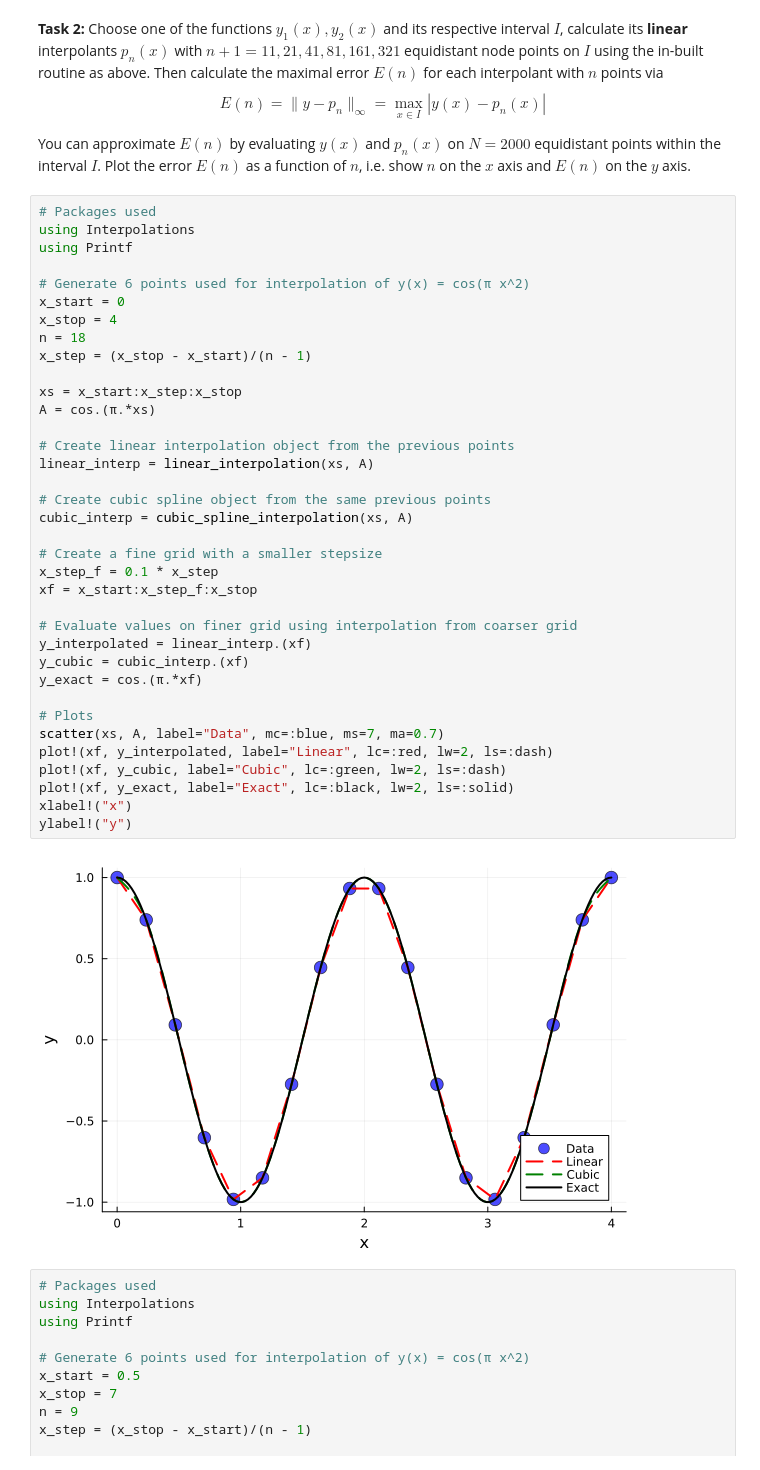
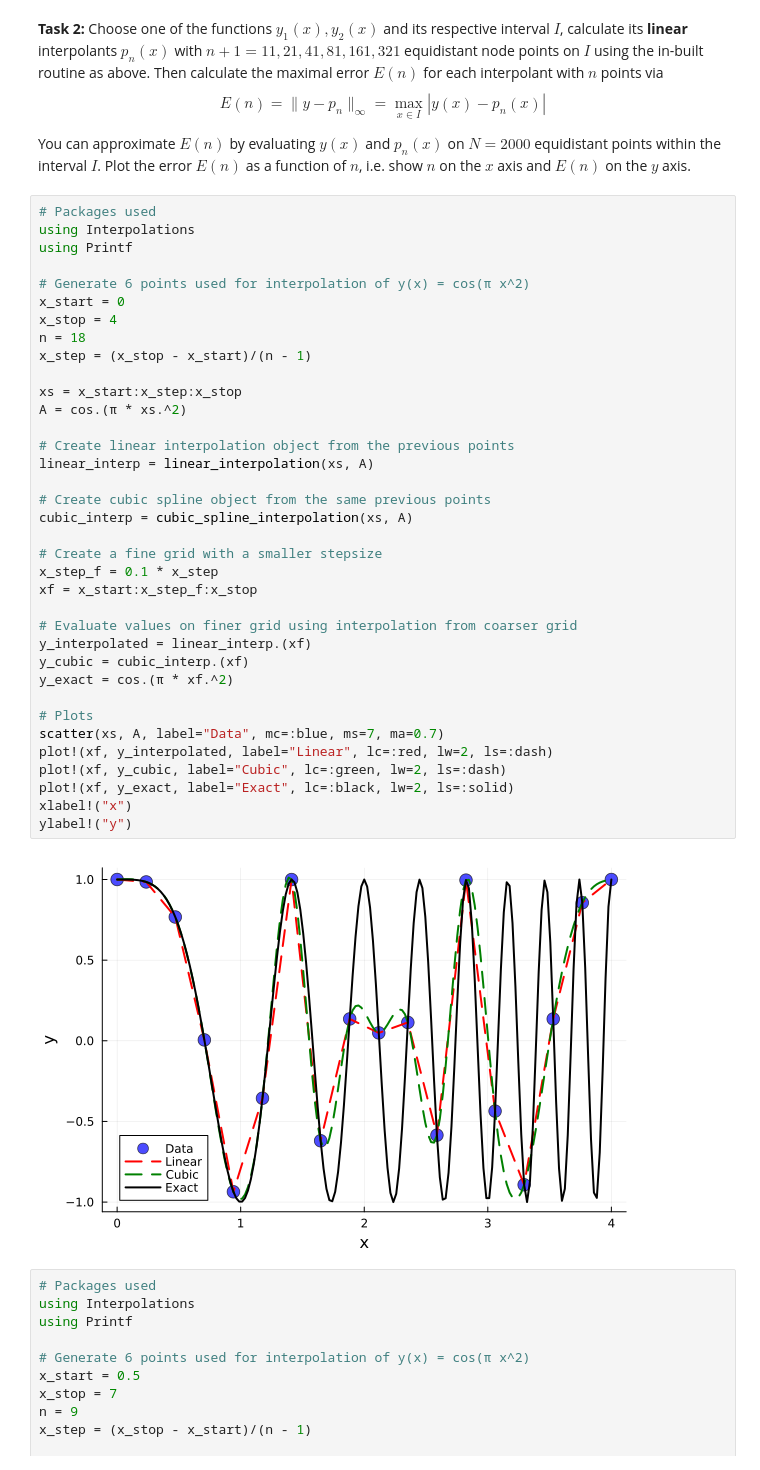
Before and after one commit to jacob-cunningham-ds/me2060, a Jupyter notebook: modules/module_3/splines.ipynb, the cells around one changed output. Drawn from its saved outputs; the diff is of its cells as text.

```diff
--- a/modules/module_3/splines.ipynb
+++ b/modules/module_3/splines.ipynb
@@ -199,36 +199,36 @@ using Printf
 # Generate 6 points used for interpolation of y(x) = cos(π x^2)
 x_start = 0
 x_stop = 4
 n = 18
 x_step = (x_stop - x_start)/(n - 1)
 
 xs = x_start:x_step:x_stop
-A = cos.(π.*xs)
+A = cos.(π * xs.^2)
 
 # Create linear interpolation object from the previous points
 linear_interp = linear_interpolation(xs, A)
 
 # Create cubic spline object from the same previous points
 cubic_interp = cubic_spline_interpolation(xs, A)
 
 # Create a fine grid with a smaller stepsize
 x_step_f = 0.1 * x_step
 xf = x_start:x_step_f:x_stop
 
 # Evaluate values on finer grid using interpolation from coarser grid
 y_interpolated = linear_interp.(xf)
 y_cubic = cubic_interp.(xf)
-y_exact = cos.(π.*xf)
+y_exact = cos.(π * xf.^2)
 
 # Plots
 scatter(xs, A, label="Data", mc=:blue, ms=7, ma=0.7)
 plot!(xf, y_interpolated, label="Linear", lc=:red, lw=2, ls=:dash)
 plot!(xf, y_cubic, label="Cubic", lc=:green, lw=2, ls=:dash)
 plot!(xf, y_exact, label="Exact", lc=:black, lw=2, ls=:solid)
 xlabel!("x")
 ylabel!("y")
 # %% [output]
-[figure, old version]
+[figure, new version]
 # %%
 # Packages used
 using Interpolations
```
